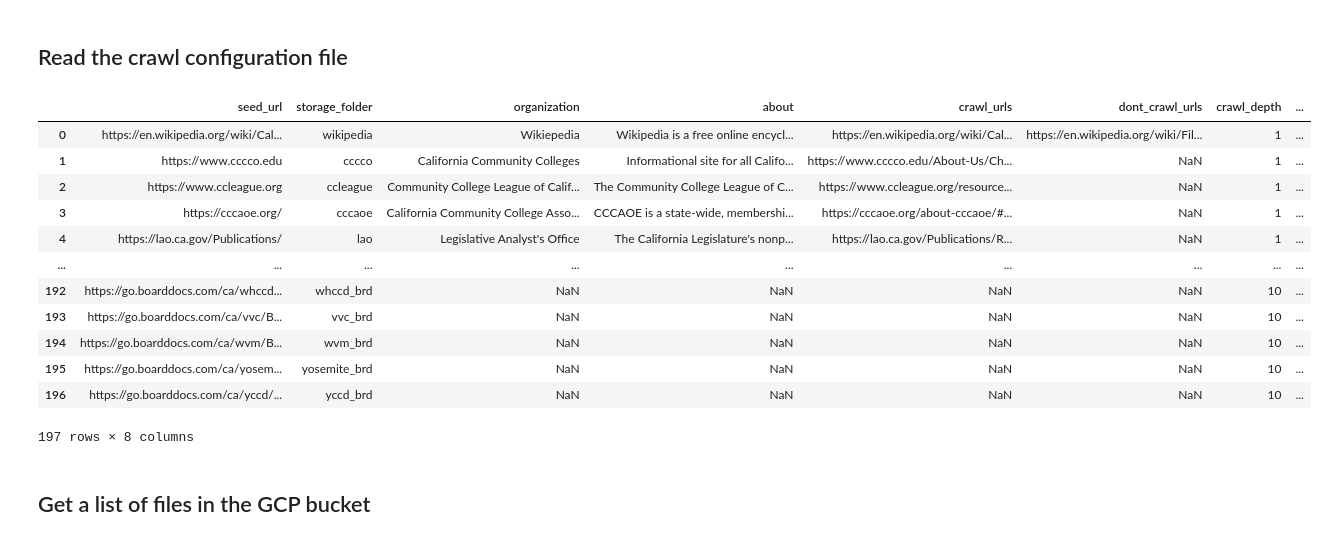
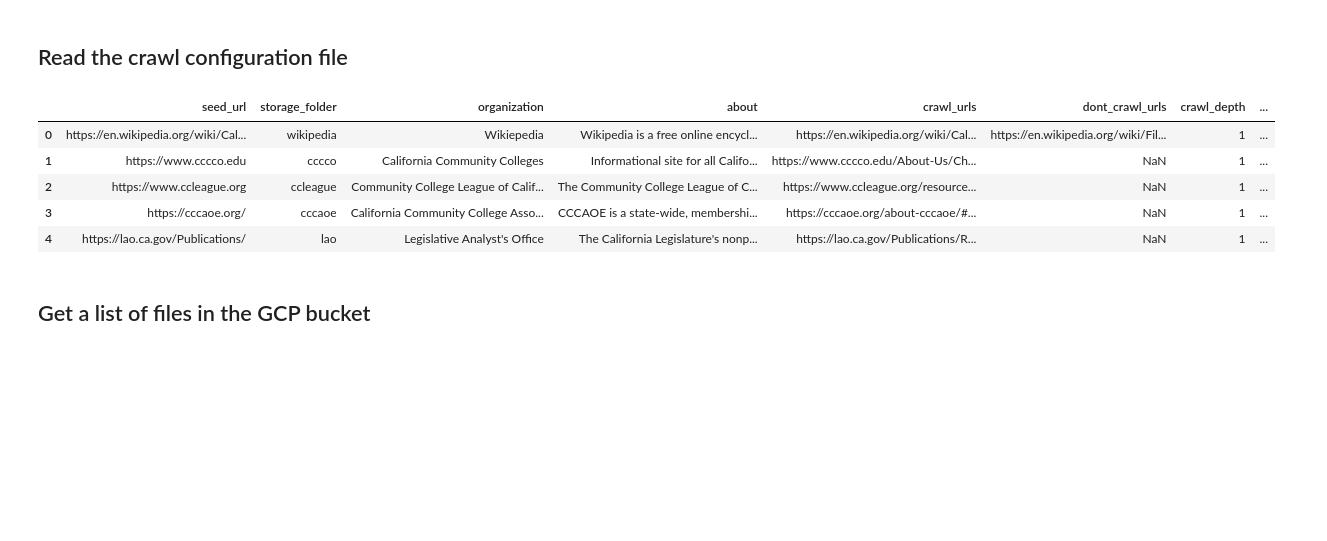
Before and after one commit to NumanticSolutions/ccc-policy_assistant, a Jupyter notebook: ingestion/crawler/crawl_file_creation.ipynb, the cells around one changed output. Saved outputs shown, nothing was run; the diff lists cells and outputs as text; code cells hidden in the pictures; blank space fills up the shorter version.

```diff
--- a/ingestion/crawler/crawl_file_creation.ipynb
+++ b/ingestion/crawler/crawl_file_creation.ipynb
@@ -25,24 +32,17 @@ api_configs.set_environ_variables()
 # %%
 cp_filename = "crawl_configuraton.csv"
 cp_path = "../data/crawler_params"
 
 df_cp = pd.read_csv(os.path.join(cp_path, cp_filename))
 
-df_cp
+df_cp.head()
 # %% [output]
 |  | seed_url | storage_folder | organization | about | crawl_urls | dont_crawl_urls | crawl_depth | ... |
 | 0 | https://en.wikipedia.org/wiki/Cal... | wikipedia | Wikiepedia | Wikipedia is a free online encycl... | https://en.wikipedia.org/wiki/Cal... | https://en.wikipedia.org/wiki/Fil... | 1 | ... |
 | 1 | https://www.cccco.edu | cccco | California Community Colleges | Informational site for all Califo... | https://www.cccco.edu/About-Us/Ch... | NaN | 1 | ... |
 | 2 | https://www.ccleague.org | ccleague | Community College League of Calif... | The Community College League of C... | https://www.ccleague.org/resource... | NaN | 1 | ... |
 | 3 | https://cccaoe.org/ | cccaoe | California Community College Asso... | CCCAOE is a state-wide, membershi... | https://cccaoe.org/about-cccaoe/#... | NaN | 1 | ... |
 | 4 | https://lao.ca.gov/Publications/ | lao | Legislative Analyst's Office | The California Legislature's nonp... | https://lao.ca.gov/Publications/R... | NaN | 1 | ... |
-| ... | ... | ... | ... | ... | ... | ... | ... | ... |
-| 192 | https://go.boarddocs.com/ca/whccd... | whccd_brd | NaN | NaN | NaN | NaN | 10 | ... |
-| 193 | https://go.boarddocs.com/ca/vvc/B... | vvc_brd | NaN | NaN | NaN | NaN | 10 | ... |
-| 194 | https://go.boarddocs.com/ca/wvm/B... | wvm_brd | NaN | NaN | NaN | NaN | 10 | ... |
-| 195 | https://go.boarddocs.com/ca/yosem... | yosemite_brd | NaN | NaN | NaN | NaN | 10 | ... |
-| 196 | https://go.boarddocs.com/ca/yccd/... | yccd_brd | NaN | NaN | NaN | NaN | 10 | ... |
-197 rows × 8 columns
 # %% [markdown]
 ## Get a list of files in the GCP bucket
 # %%
```
Also changed, not shown: parts of 5 cells of this notebook, 12 other files.
